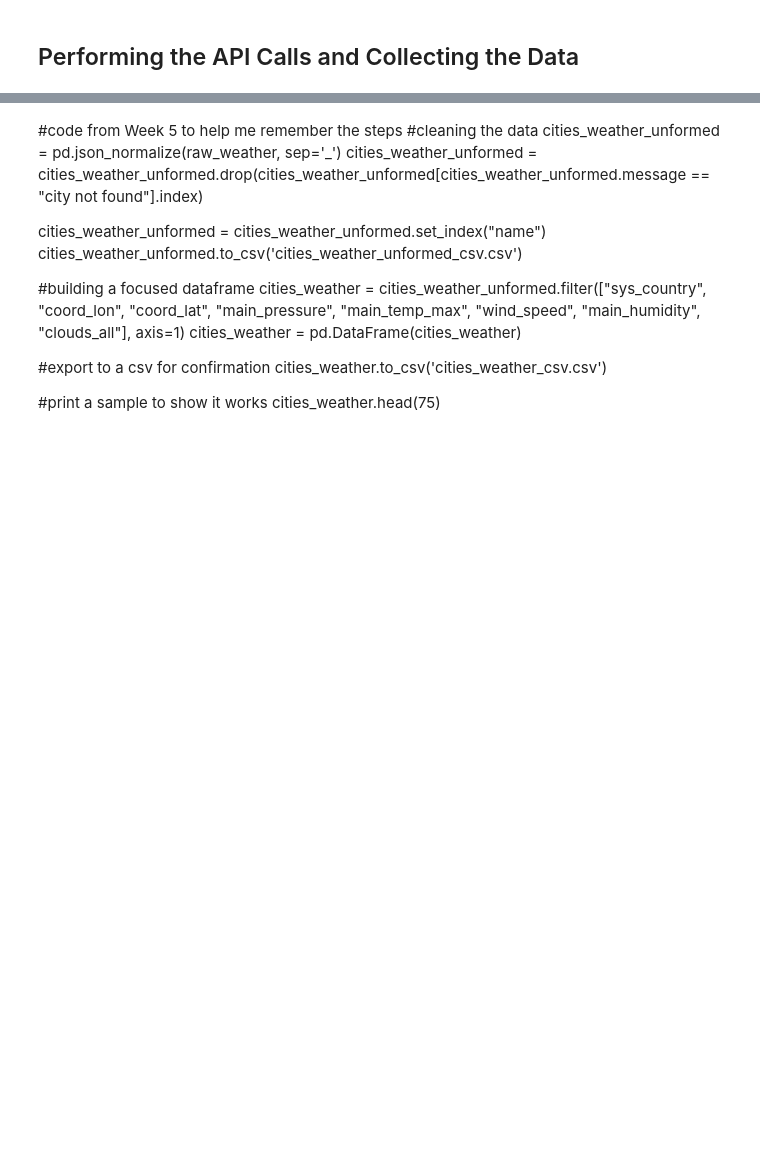
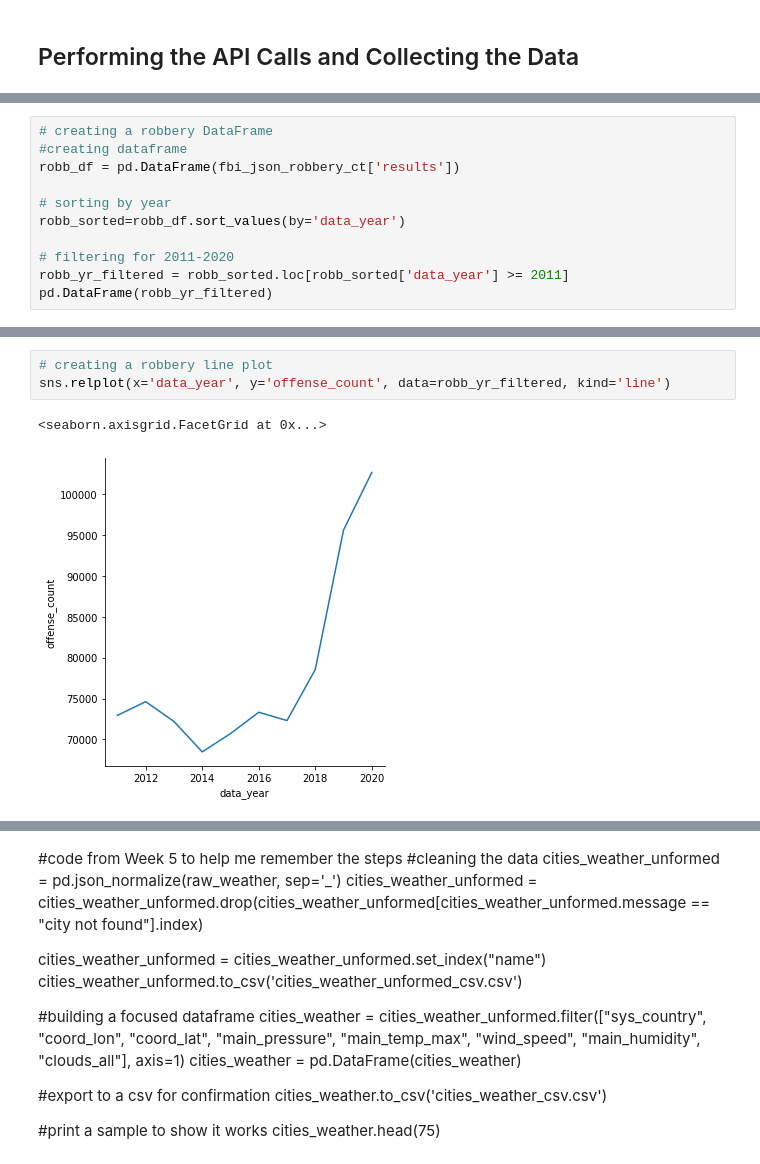
Before and after one commit to HeatherLD/API-Project, a Jupyter notebook: Homework 8 Exploratory API project - Jamie's version.ipynb, the cells around one changed output, grey strips where cells are left out. Cells and saved outputs as stored; diff of their text form; blank space fills up the shorter version.

```diff
--- a/Homework 8 Exploratory API project - Jamie's version.ipynb
+++ b/Homework 8 Exploratory API project - Jamie's version.ipynb
@@ -90,0 +79,11 @@ fbi_data_unformed_larc.to_csv('fbi_data_unformed_larc_csv.csv')
+# %%
+# creating a robbery DataFrame
+#creating dataframe
+robb_df = pd.DataFrame(fbi_json_robbery_ct['results'])
+
+# sorting by year
+robb_sorted=robb_df.sort_values(by='data_year')
+
+# filtering for 2011-2020
+robb_yr_filtered = robb_sorted.loc[robb_sorted['data_year'] >= 2011]
+pd.DataFrame(robb_yr_filtered)
@@ -90,0 +102,6 @@ fbi_data_unformed_larc.to_csv('fbi_data_unformed_larc_csv.csv')
+# %%
+# creating a robbery line plot
+sns.relplot(x='data_year', y='offense_count', data=robb_yr_filtered, kind='line')
+# %% [output]
+<seaborn.axisgrid.FacetGrid at 0x...>
+[figure, added]
```
Also changed, not shown: parts of 21 cells of this notebook, 2 other files.
